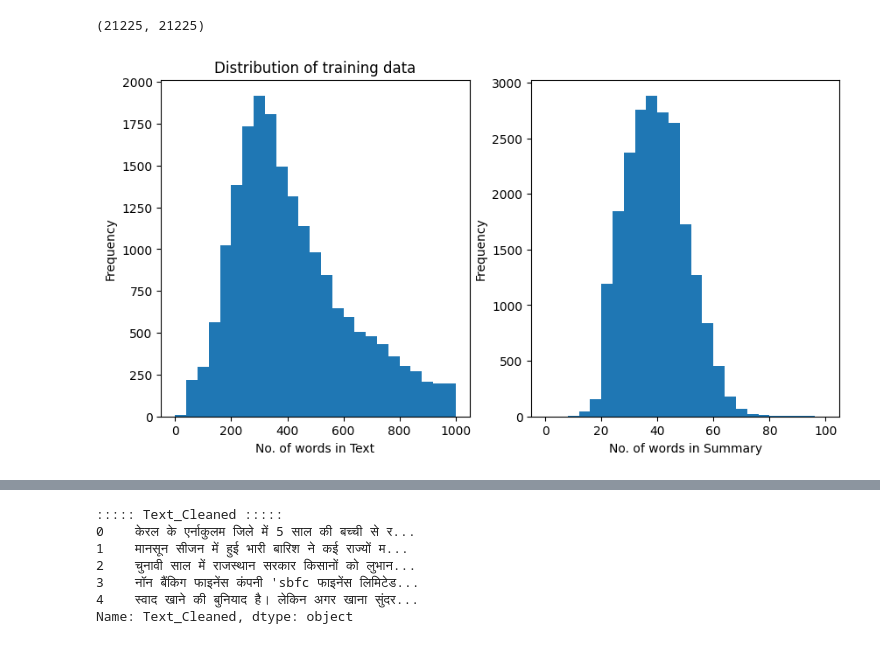
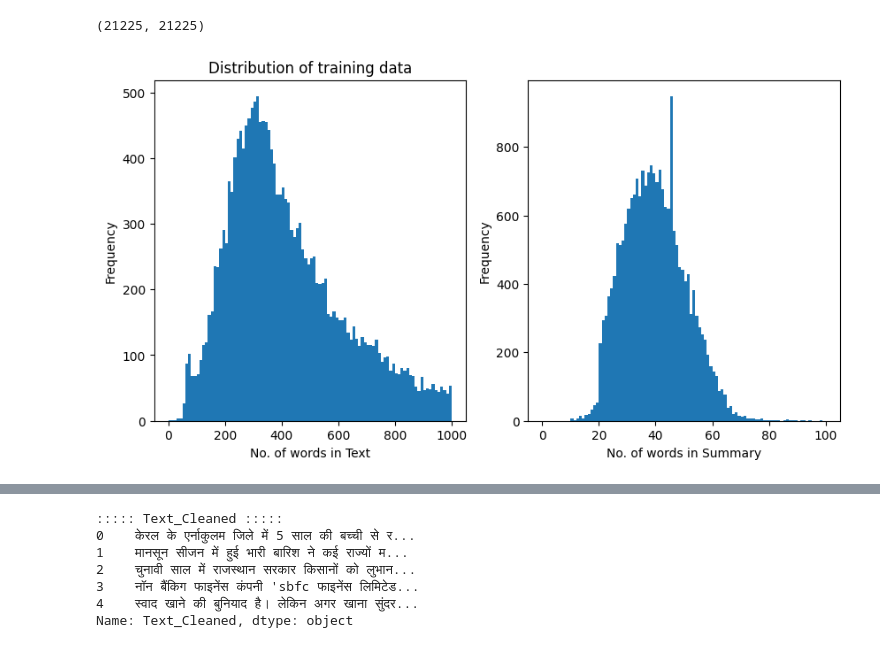
Before and after one commit to Arjun-93/NLP_Assignments_Project, a Jupyter notebook: NLP-Project/src/data_inference.ipynb, the cells around one changed output, grey strips where cells are left out. Cells and saved outputs as stored; diff of their text form; code cells hidden in the pictures.

```diff
--- a/NLP-Project/src/data_inference.ipynb
+++ b/NLP-Project/src/data_inference.ipynb
@@ -102,26 +102,26 @@ len(tokenized_corpus_src), len(tokenized_corpus_trg)
 # %%
 import matplotlib.pyplot as plt
 
 text_word_count = []
 summary_word_count = []
 
 # populate the lists with sentence lengths
 for i in tokenized_corpus_src[:train.shape[0]]:
       text_word_count.append(len(i.split()))
 
 for i in tokenized_corpus_trg[:train.shape[0]]:
       summary_word_count.append(len(i.split()))
 
 fig , ax = plt.subplots(1,2)
 fig.set_size_inches(10,5)
-ax[0].hist(text_word_count, bins=25, range=[0, 1000])
-ax[1].hist(summary_word_count, bins=25, range=[0, 100])
+ax[0].hist(text_word_count, bins=100, range=[0, 1000])
+ax[1].hist(summary_word_count, bins=100, range=[0, 100])
 ax[0].set_xlabel("No. of words in Text")
 ax[0].set_ylabel("Frequency")
 ax[1].set_xlabel("No. of words in Summary")
 ax[1].set_ylabel("Frequency")
 ax[0].set_title('Distribution of training data')
 plt.show()
 # %% [output]
-[figure, old version]
+[figure, new version]
 # %%
```
Also changed, not shown: parts of 67 cells of this notebook, 1 other file.
